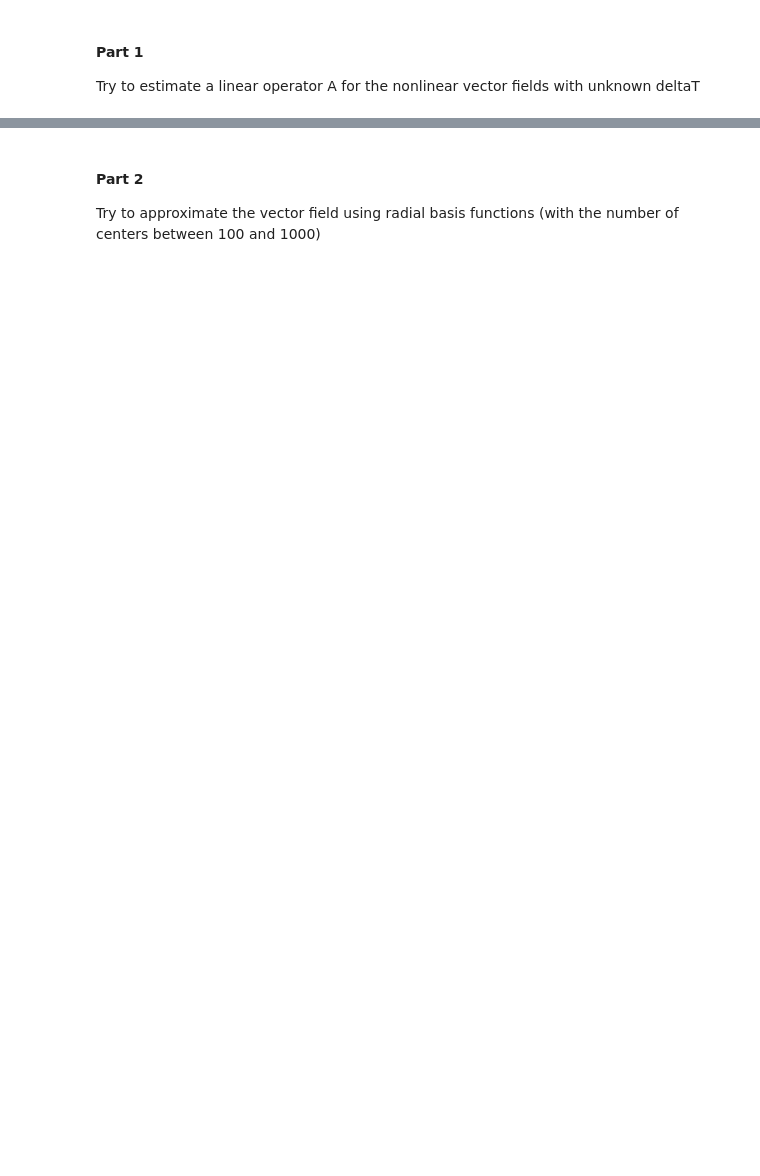
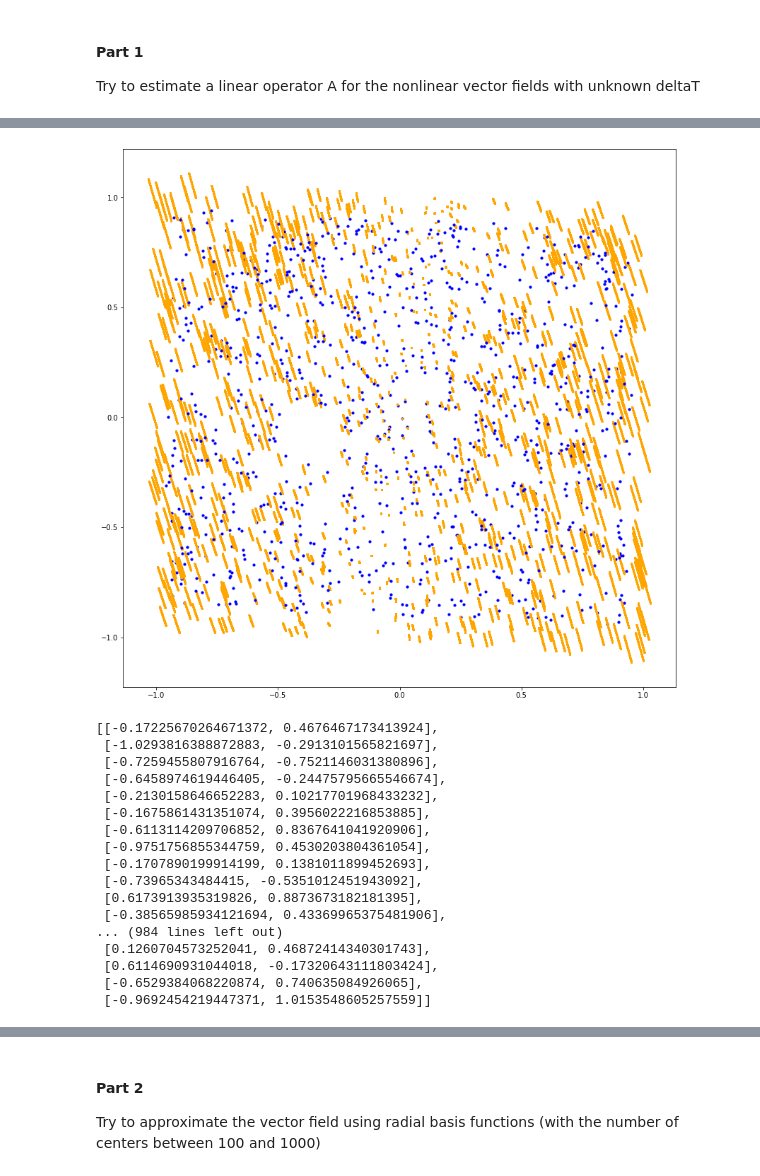
Before and after one commit to AlexPasqua/MLCMS-exercises, a Jupyter notebook: EX5/src/task3.ipynb, the cells around one changed output, grey strips where cells are left out. Drawn from its saved outputs; the diff is of its cells as text; code cells hidden in the pictures; blank space fills up the shorter version.

```diff
--- a/EX5/src/task3.ipynb
+++ b/EX5/src/task3.ipynb
@@ -20,6 +20,6 @@ plt.show()
 
 Try to estimate a linear operator A for the nonlinear vector fields with unknown deltaT
 # %%
-delta_t = 100
+delta_t = 0.1
 v = (x1 - x0) / delta_t
 A, residuals, _, _ = approx_lin_func(data=(x0,v))
@@ -25,0 +34,49 @@ A, residuals, _, _ = approx_lin_func(data=(x0,v))
+# %%
+from scipy.integrate import solve_ivp
+def linear_vector_field(t, y):
+    return A @ y
+# %%
+def solve_trajectory(x0, x1, funct, end_time=0.1, plot=False):
+    """
+    Solves initial value point problem for a dataset, up to a certain moment in time
+    :param x0: the data at time 0
+    :param x1: the data at unknown time step after 0
+    :param funct: to get derivative for next steps generation
+    :param end_time: end time for the simulation
+    :param plot: boolean to produce a scatter plot of the trajectory (orange) with the final x1 points in blue
+    :returns: points at time end_time
+    """
+    x1_pred = []
+    for i in range(len(x0)):
+        sol = solve_ivp(funct, [0, end_time], x0[i], t_eval=np.linspace(0, 0.1, 100))
+        x1_pred.append([sol.y[0,-1], sol.y[1,-1]])
+        if plot:
+            plt.scatter(x1[i,0], x1[i,1], c='blue', s=10)
+            plt.scatter(sol.y[0,:],sol.y[1,:], c='orange', s=4)
+    if plot:
+        plt.rcParams["figure.figsize"] = (14,14)
+        plt.show()
+    return x1_pred
+# %%
+v = estimate_vectors(x0, x1, 0.1)
+A, _, _, _ = approx_lin_func(data=(x0,v))
+solve_trajectory(x0,x1, linear_vector_field, plot=True)
+# %% [output]
+[figure, added]
+[[-0.17225670264671372, 0.4676467173413924],
+ [-1.0293816388872883, -0.2913101565821697],
+ [-0.7259455807916764, -0.7521146031380896],
+ [-0.6458974619446405, -0.24475795665546674],
+ [-0.2130158646652283, 0.10217701968433232],
+ [-0.1675861431351074, 0.3956022216853885],
+ [-0.6113114209706852, 0.8367641041920906],
+ [-0.9751756855344759, 0.4530203804361054],
+ [-0.1707890199914199, 0.1381011899452693],
+ [-0.73965343484415, -0.5351012451943092],
+ [0.6173913935319826, 0.8873673182181395],
+ [-0.38565985934121694, 0.43369965375481906],
+... (984 lines left out)
+ [0.1260704573252041, 0.46872414340301743],
+ [0.6114690931044018, -0.17320643111803424],
+ [-0.6529384068220874, 0.740635084926065],
+ [-0.9692454219447371, 1.0153548605257559]]
```
Also changed, not shown: parts of 12 cells of this notebook, 1 other file.
